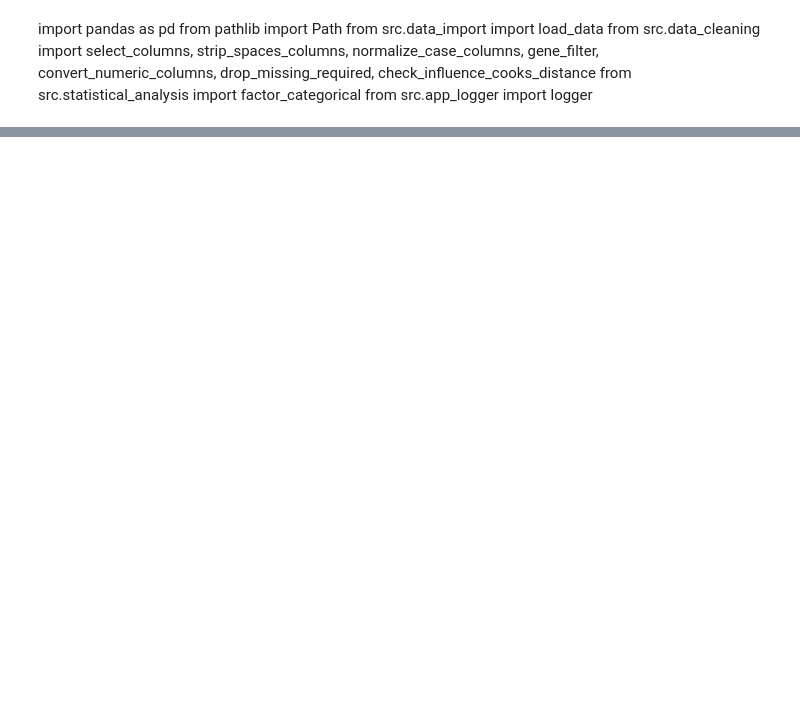
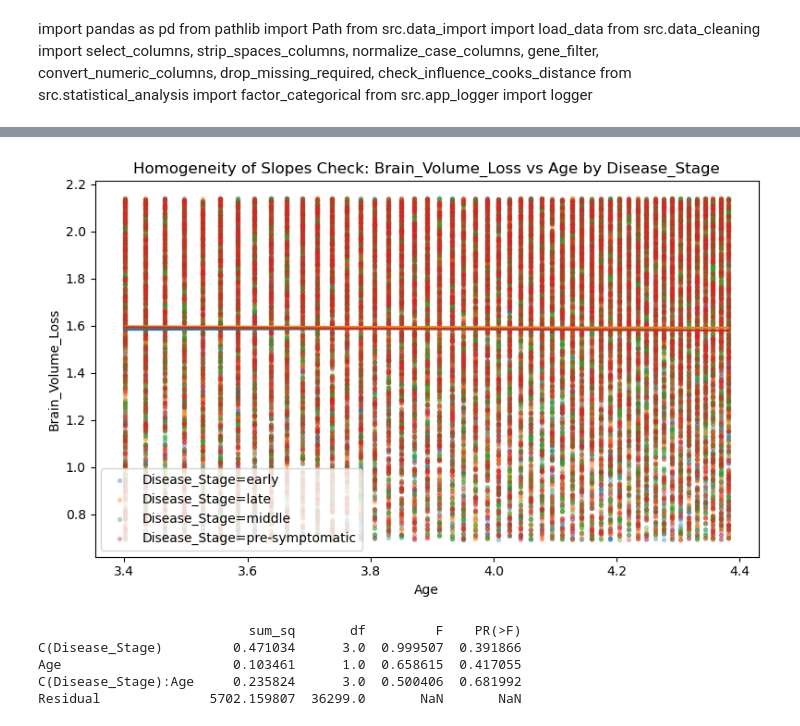
Before and after one commit to carolfarahh/final_project, a Jupyter notebook: final_result.ipynb, the cells around one changed output, grey strips where cells are left out. Saved outputs shown, nothing was run; the diff lists cells and outputs as text; code cells hidden in the pictures; blank space fills up the shorter version.

```diff
--- a/final_result.ipynb
+++ b/final_result.ipynb
@@ -115,0 +295,48 @@ else: #Moderated regression
+# %%
+import statsmodels.api as sm
+from statsmodels.formula.api import ols
+
+def check_homogeneity_of_slopes(df,DV,IV,Covariate, show_plot=True):   #checks the ANCOVA assumption that the relationship between the covariate and the DV is the same across all levels of IV.
+    model = ols(
+        f"{DV} ~ C({IV}) * {Covariate}",
+        data=df
+    ).fit()
+
+    table = sm.stats.anova_lm(model, typ=2) #creates  an ANOVA from the fitted regression modle
+    if show_plot:
+        plt.figure(figsize=(8, 5))
+
+        groups = sorted(df[IV].dropna().unique())
+
+        for g in groups:
+            sub = df[df[IV] == g]
+
+            x = sub[Covariate].astype(float).values
+            y = sub[DV].astype(float).values
+
+            # scatter points
+            plt.scatter(x, y, s=8, alpha=0.3, label=f"{IV}={g}")
+
+            # best fit line for THIS group
+            m, b = np.polyfit(x, y, 1)
+            x_line = np.linspace(x.min(), x.max(), 100)
+            plt.plot(x_line, m * x_line + b)
+
+        plt.xlabel(Covariate)
+        plt.ylabel(DV)
+        plt.title(f"Homogeneity of Slopes Check: {DV} vs {Covariate} by {IV}")
+        plt.legend()
+        plt.tight_layout()
+        plt.show()
+
+    return table
+
+hst = check_homogeneity_of_slopes(sub_df, "Brain_Volume_Loss", "Disease_Stage", "Age")
+print(hst)
+# %% [output]
+[figure, added]
+                           sum_sq       df         F    PR(>F)
+C(Disease_Stage)         0.471034      3.0  0.999507  0.391866
+Age                      0.103461      1.0  0.658615  0.417055
+C(Disease_Stage):Age     0.235824      3.0  0.500406  0.681992
+Residual              5702.159807  36299.0       NaN       NaN
```
Also changed, not shown: parts of 11 cells of this notebook, 8 other files.
